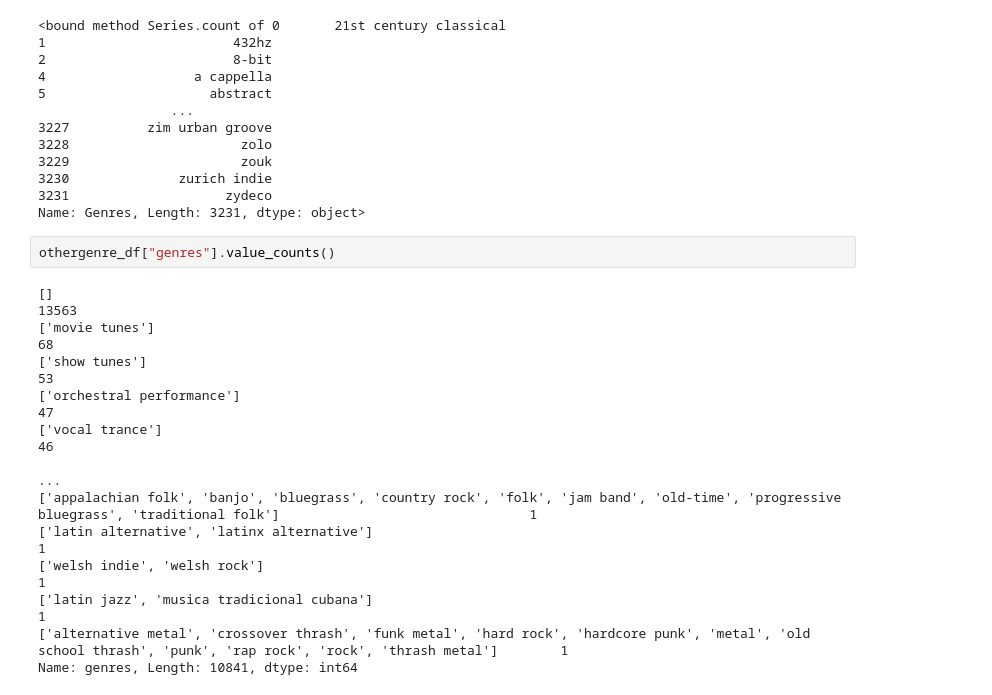
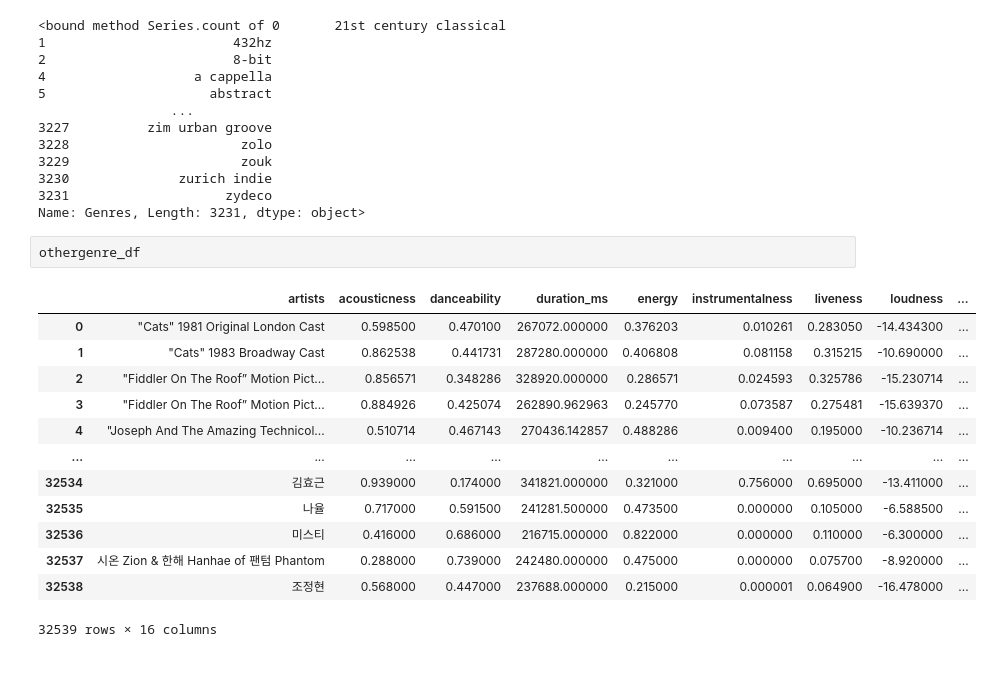
Before and after one commit to bmedford01/Spotipy, a Jupyter notebook: Brad_analysis.ipynb, the cells around one changed output. Cells and saved outputs as stored; diff of their text form; blank space fills up the shorter version.

```diff
--- a/Brad_analysis.ipynb
+++ b/Brad_analysis.ipynb
@@ -188,17 +188,18 @@ clean_genre_df['Genres'].count
 3231                    zydeco
 Name: Genres, Length: 3231, dtype: object>
 # %%
-othergenre_df["genres"].value_counts()
+othergenre_df
 # %% [output]
+|  | artists | acousticness | danceability | duration_ms | energy | instrumentalness | liveness | loudness | ... |
+| 0 | "Cats" 1981 Original London Cast | 0.598500 | 0.470100 | 267072.000000 | 0.376203 | 0.010261 | 0.283050 | -14.434300 | ... |
+| 1 | "Cats" 1983 Broadway Cast | 0.862538 | 0.441731 | 287280.000000 | 0.406808 | 0.081158 | 0.315215 | -10.690000 | ... |
+| 2 | "Fiddler On The Roof” Motion Pict... | 0.856571 | 0.348286 | 328920.000000 | 0.286571 | 0.024593 | 0.325786 | -15.230714 | ... |
+| 3 | "Fiddler On The Roof” Motion Pict... | 0.884926 | 0.425074 | 262890.962963 | 0.245770 | 0.073587 | 0.275481 | -15.639370 | ... |
+| 4 | "Joseph And The Amazing Technicol... | 0.510714 | 0.467143 | 270436.142857 | 0.488286 | 0.009400 | 0.195000 | -10.236714 | ... |
+| ... | ... | ... | ... | ... | ... | ... | ... | ... | ... |
+| 32534 | 김효근 | 0.939000 | 0.174000 | 341821.000000 | 0.321000 | 0.756000 | 0.695000 | -13.411000 | ... |
+| 32535 | 나율 | 0.717000 | 0.591500 | 241281.500000 | 0.473500 | 0.000000 | 0.105000 | -6.588500 | ... |
+| 32536 | 미스티 | 0.416000 | 0.686000 | 216715.000000 | 0.822000 | 0.000000 | 0.110000 | -6.300000 | ... |
+| 32537 | 시온 Zion & 한해 Hanhae of 팬텀 Phantom | 0.288000 | 0.739000 | 242480.000000 | 0.475000 | 0.000000 | 0.075700 | -8.920000 | ... |
+| 32538 | 조정현 | 0.568000 | 0.447000 | 237688.000000 | 0.215000 | 0.000001 | 0.064900 | -16.478000 | ... |
-[]                                                                                                                                                                 13563
-['movie tunes']                                                                                                                                                       68
-['show tunes']                                                                                                                                                        53
-['orchestral performance']                                                                                                                                            47
-['vocal trance']                                                                                                                                                      46
-                                                                                                                                                                   ...
-['appalachian folk', 'banjo', 'bluegrass', 'country rock', 'folk', 'jam band', 'old-time', 'progressive bluegrass', 'traditional folk']                                1
-['latin alternative', 'latinx alternative']                                                                                                                            1
-['welsh indie', 'welsh rock']                                                                                                                                          1
-['latin jazz', 'musica tradicional cubana']                                                                                                                            1
-['alternative metal', 'crossover thrash', 'funk metal', 'hard rock', 'hardcore punk', 'metal', 'old school thrash', 'punk', 'rap rock', 'rock', 'thrash metal']        1
-Name: genres, Length: 10841, dtype: int64
+32539 rows × 16 columns
```
Also changed, not shown: parts of 3 cells of this notebook.
